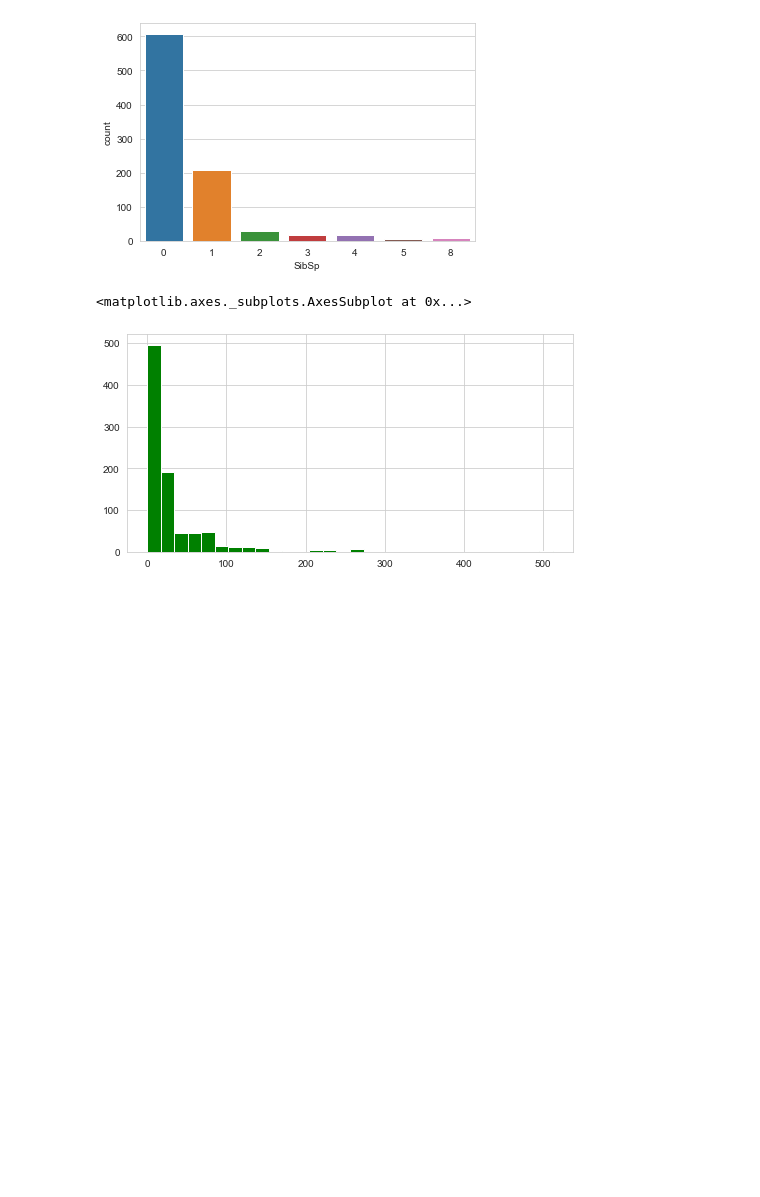
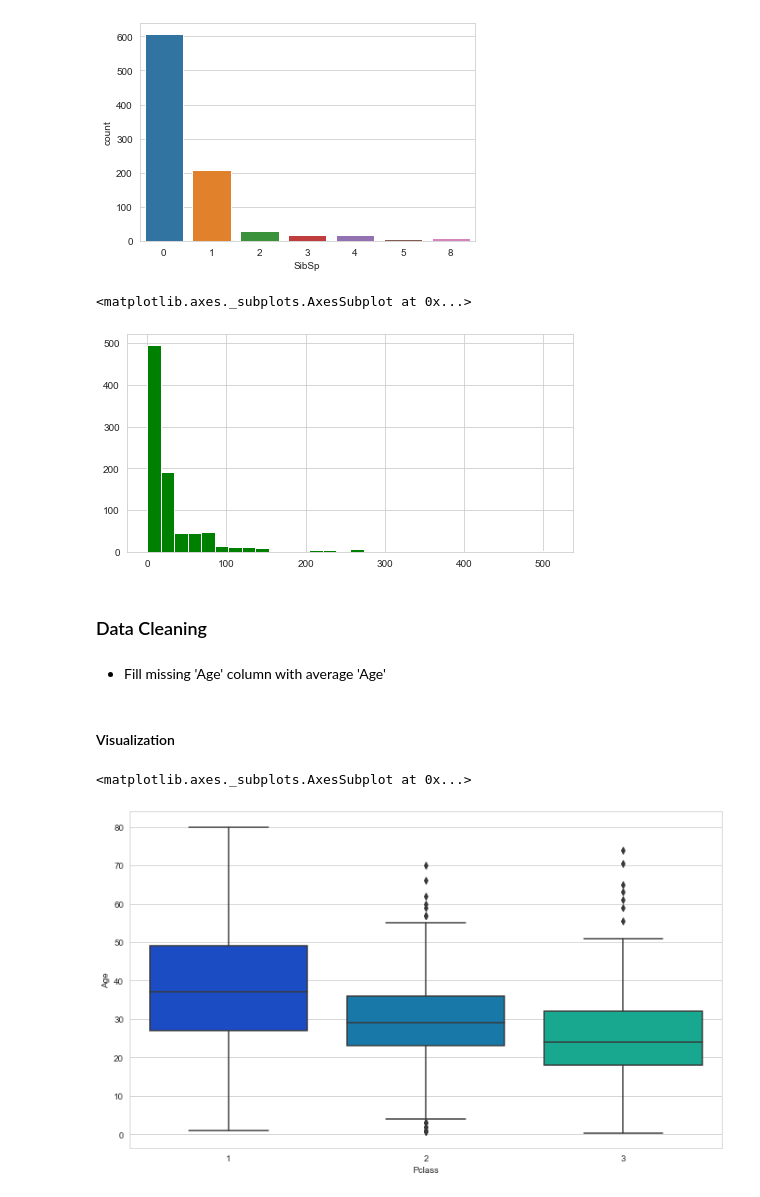
Before and after one commit to vannads/python-demos, a Jupyter notebook: machine_learning/Logistic_regression_titanic_survivor.ipynb, the cells around one changed output. Cells and saved outputs as stored; diff of their text form; code cells hidden in the pictures; blank space fills up the shorter version.

```diff
--- a/machine_learning/Logistic_regression_titanic_survivor.ipynb
+++ b/machine_learning/Logistic_regression_titanic_survivor.ipynb
@@ -74,3 +74,15 @@ train_data['Fare'].hist(bins=30, color="green", figsize=(8,4))
 # %% [output]
 <matplotlib.axes._subplots.AxesSubplot at 0x...>
 [figure]
+# %% [markdown]
+### Data Cleaning
+# %% [markdown]
+- Fill missing 'Age' column with average 'Age'
+# %% [markdown]
+#### Visualization
+# %%
+plt.figure(figsize=(12, 7))
+sns.boxplot(x='Pclass', y='Age', data=train_data, palette='winter')
+# %% [output]
+<matplotlib.axes._subplots.AxesSubplot at 0x...>
+[figure, added]
```
Also changed, not shown: parts of 30 cells of this notebook.
